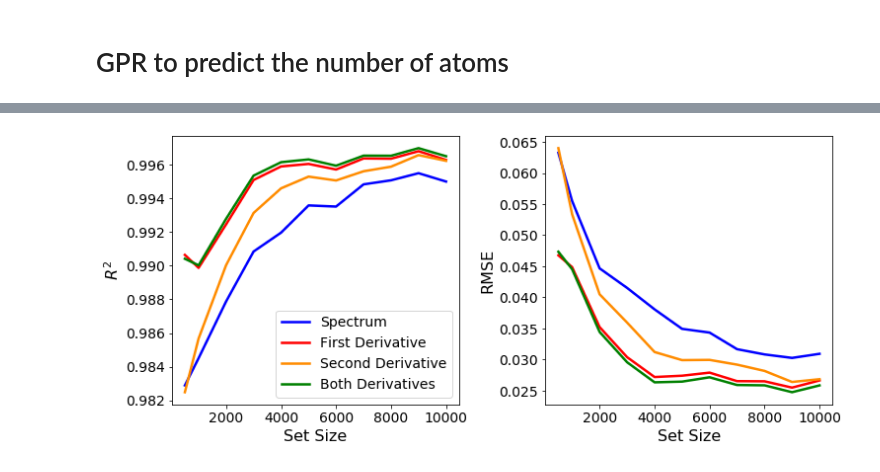
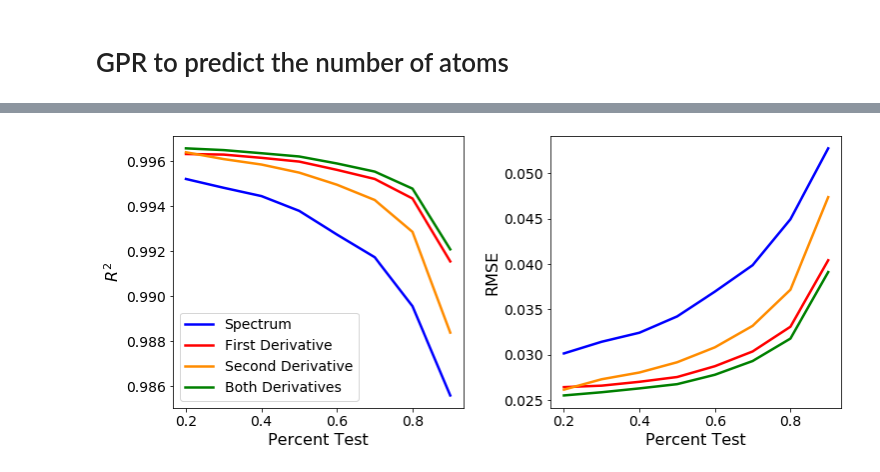
Before and after one commit to PredictXANES/XANES_Capstone, a Jupyter notebook: examples/GPR_0noise.ipynb, the cells around one changed output, grey strips where cells are left out. Cells and saved outputs as stored; diff of their text form; code cells hidden in the pictures.

```diff
--- a/examples/GPR_0noise.ipynb
+++ b/examples/GPR_0noise.ipynb
@@ -258,3 +168,10 @@ dmu_both_data = [(0.047335870877011514, 0.9904162331899592),(0.04452723983446517
+# %%
+spectrum_data = [(0.052749444040840324, 0.9855957609246933),(0.044929902160311015, 0.9895596855293363), (0.03986491211881849, 0.9917348055677992), (0.0369436606779516, 0.9927423846852537), (0.03420607684081851, 0.9937946831788841), (0.032407365995161044, 0.9944510435060365), (0.031410699198610316, 0.994819338962539), (0.030120253401443507, 0.995211197621898)]
+dmu1_data = [(0.04040359060702206, 0.9915492652287369), (0.033069909014402876, 0.9943440099797936), (0.030343531423572326, 0.9952114536132637), (0.028712813948466163, 0.9956160498680969), (0.02751989473272951, 0.9959834704857424), (0.026992671440499348, 0.996150400149127), (0.026566915941817818, 0.9962939416430768), (0.026403517841073355, 0.9963201233652363)]
+dmu2_data = [(0.047365253128792355, 0.9883862018725859), (0.03715473287827999, 0.9928604486578116), (0.03317183013040137, 0.9942771769479753), (0.030797049910837985, 0.994956496513574), (0.02914938571411831, 0.995493740061305), (0.028017638107939277, 0.9958524952242772), (0.027273928027919316, 0.996094061953074), (0.026127018205976585, 0.9963967917065728)]
+dmu_both_data = [(0.03909876167429922, 0.9920862823153795), (0.031763835685862274, 0.9947819466396886), (0.029287262499806913, 0.9955390329857694), (0.027769655428564216, 0.9958993276149324), (0.026731913275900028, 0.9962101893407842), (0.02626532945401332, 0.9963550669357506), (0.02583921357459187, 0.9964941885625711), (0.025486652038215783, 0.9965712544889311)]
+# %%
+size_list = [0.9, 0.8, 0.7, 0.6, 0.5, 0.4, 0.3, 0.2]
 # %%
 spectrum_RMSE = []
 spectrum_R2 = []
@@ -279,20 +196,20 @@ for entry in dmu_both_data:
 # %%
 plt.rcParams.update({'font.size': 14})
 fig, (ax1, ax2) = plt.subplots(1, 2, figsize=[12,5])
 plt.subplots_adjust(wspace=0.3)
 ax1.plot(size_list, spectrum_R2, c='blue', lw=2.5, label='Spectrum')
 ax1.plot(size_list, dmu1_R2, c='red', lw=2.5, label='First Derivative')
 ax1.plot(size_list, dmu2_R2, c='darkorange', lw=2.5, label='Second Derivative')
 ax1.plot(size_list, dmu_both_R2, c='green', lw=2.5, label='Both Derivatives')
-ax1.set_xlabel('Set Size', fontsize=16)
+ax1.set_xlabel('Percent Test', fontsize=16)
 ax1.set_ylabel('$R^2$', fontsize=16)
 ax2.plot(size_list, spectrum_RMSE, c='blue', lw=2.5)
 ax2.plot(size_list, dmu1_RMSE, c='red', lw=2.5)
 ax2.plot(size_list, dmu2_RMSE, c='darkorange', lw=2.5)
 ax2.plot(size_list, dmu_both_RMSE, c='green', lw=2.5)
-ax2.set_xlabel('Set Size', fontsize=16)
+ax2.set_xlabel('Percent Test', fontsize=16)
 ax2.set_ylabel('RMSE', fontsize=16)
 ax1.legend()
 plt.show()
 # %% [output]
-[figure, old version]
+[figure, new version]
```
Also changed, not shown: parts of 6 cells of this notebook, 2 other files.
